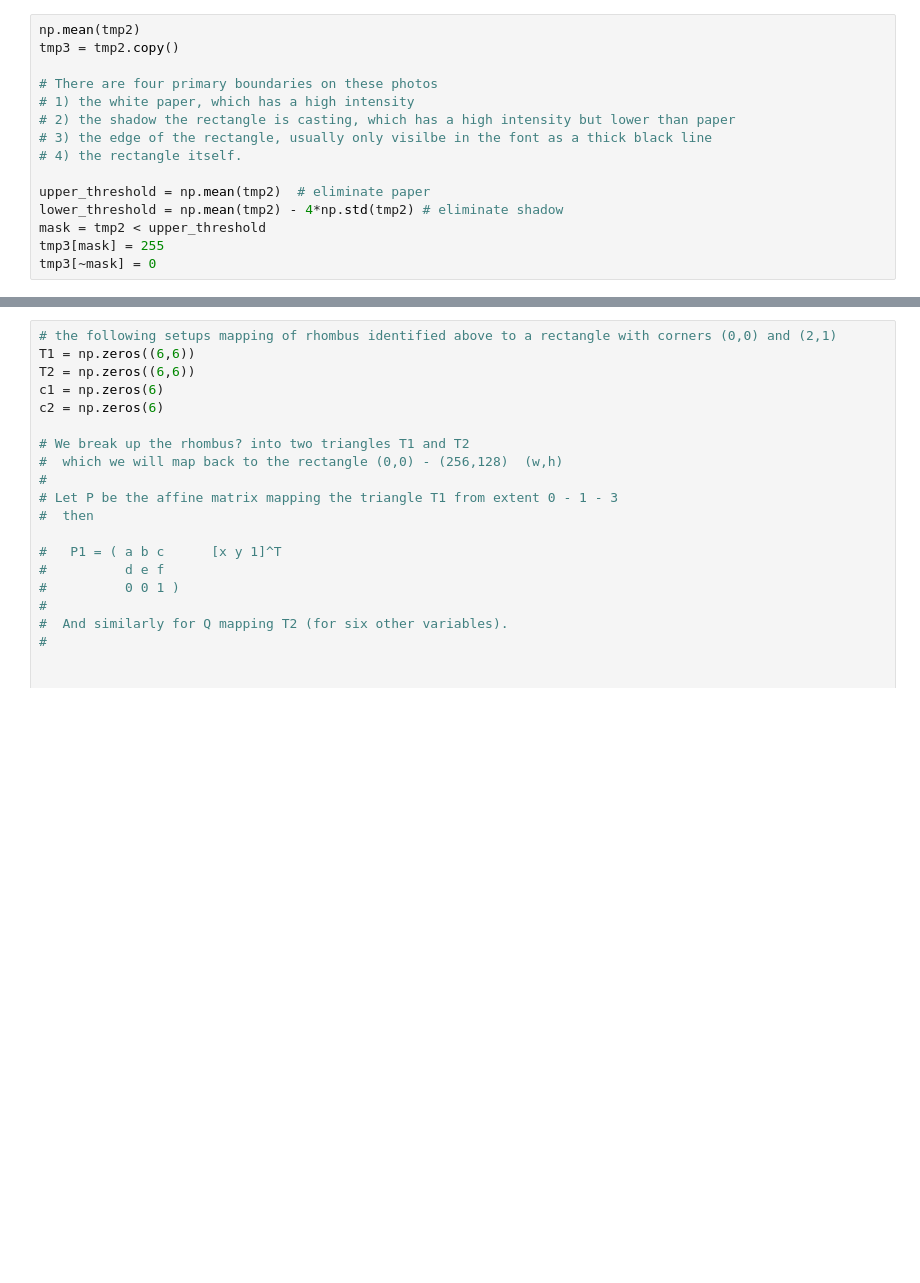
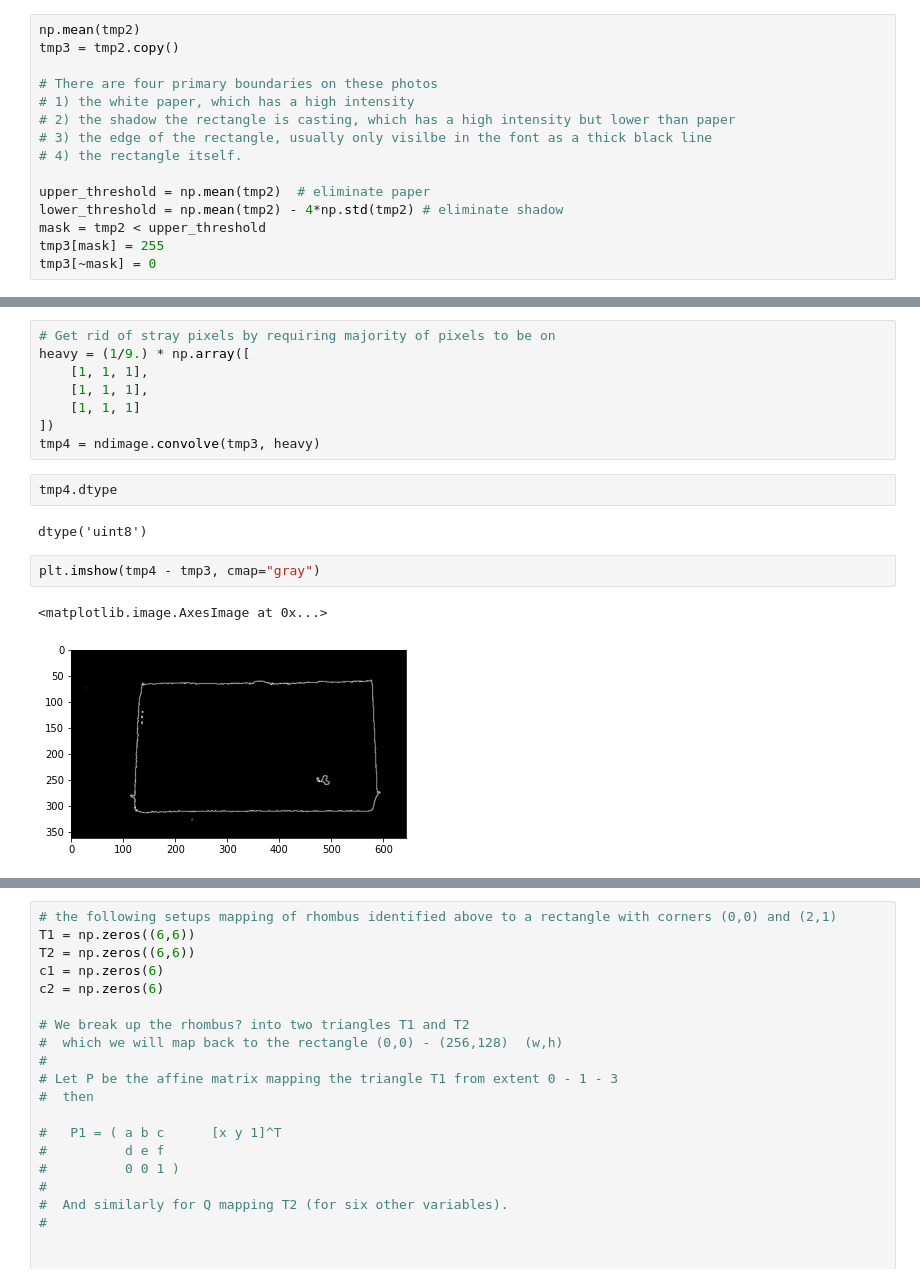
Before and after one commit to rdbisch/cs445_final_project, a Jupyter notebook: process_tiles_dev_notebook.ipynb, the cells around one changed output, grey strips where cells are left out. Saved outputs shown, nothing was run; the diff lists cells and outputs as text; blank space fills up the shorter version.

```diff
--- a/process_tiles_dev_notebook.ipynb
+++ b/process_tiles_dev_notebook.ipynb
@@ -296,0 +280,17 @@ plt.imshow(tmp3, cmap="gray")
+# %%
+# Get rid of stray pixels by requiring majority of pixels to be on
+heavy = (1/9.) * np.array([
+    [1, 1, 1],
+    [1, 1, 1],
+    [1, 1, 1]
+])
+tmp4 = ndimage.convolve(tmp3, heavy)
+# %%
+tmp4.dtype
+# %% [output]
+dtype('uint8')
+# %%
+plt.imshow(tmp4 - tmp3, cmap="gray")
+# %% [output]
+<matplotlib.image.AxesImage at 0x...>
+[figure, added]
```
Also changed, not shown: parts of 14 cells of this notebook, 55 other files.
